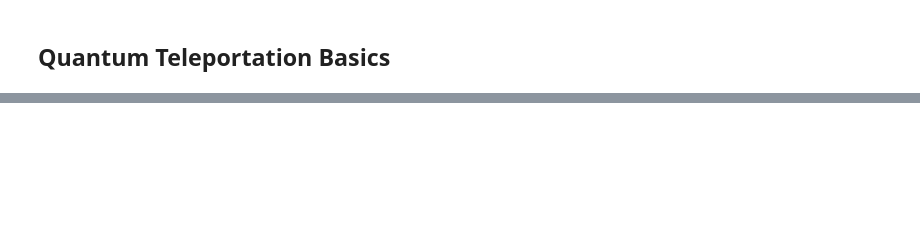
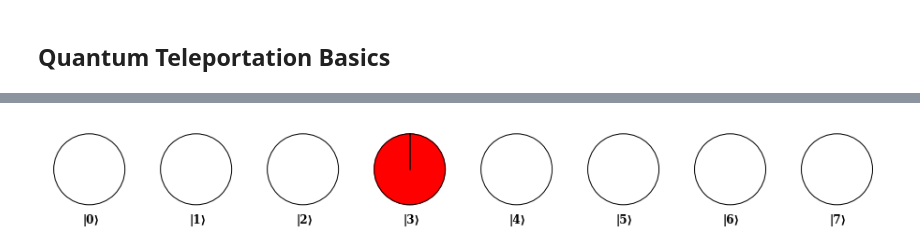
Before and after one commit to profversaggi/QuantumEducation, a Jupyter notebook: QC_WorkShop/QC Concepts .ipynb, the cells around one changed output, grey strips where cells are left out. Cells and saved outputs as stored; diff of their text form; code cells hidden in the pictures; blank space fills up the shorter version.

```diff
--- a/QC_WorkShop/QC Concepts .ipynb
+++ b/QC_WorkShop/QC Concepts .ipynb
@@ -427,3 +557,10 @@ qc.draw(output='mpl')        # draw the circuit
 [figure]
+# %%
+# Print out Circle Notation for intuitions sake
+
+from circle_plot import *
+plot_circles(outputstate)
+# %% [output]
+[figure, added]
 # %% [markdown]
 ![the-end](img/the-end.png "the-end")
```
Also changed, not shown: parts of 38 cells of this notebook, 2 other files.
